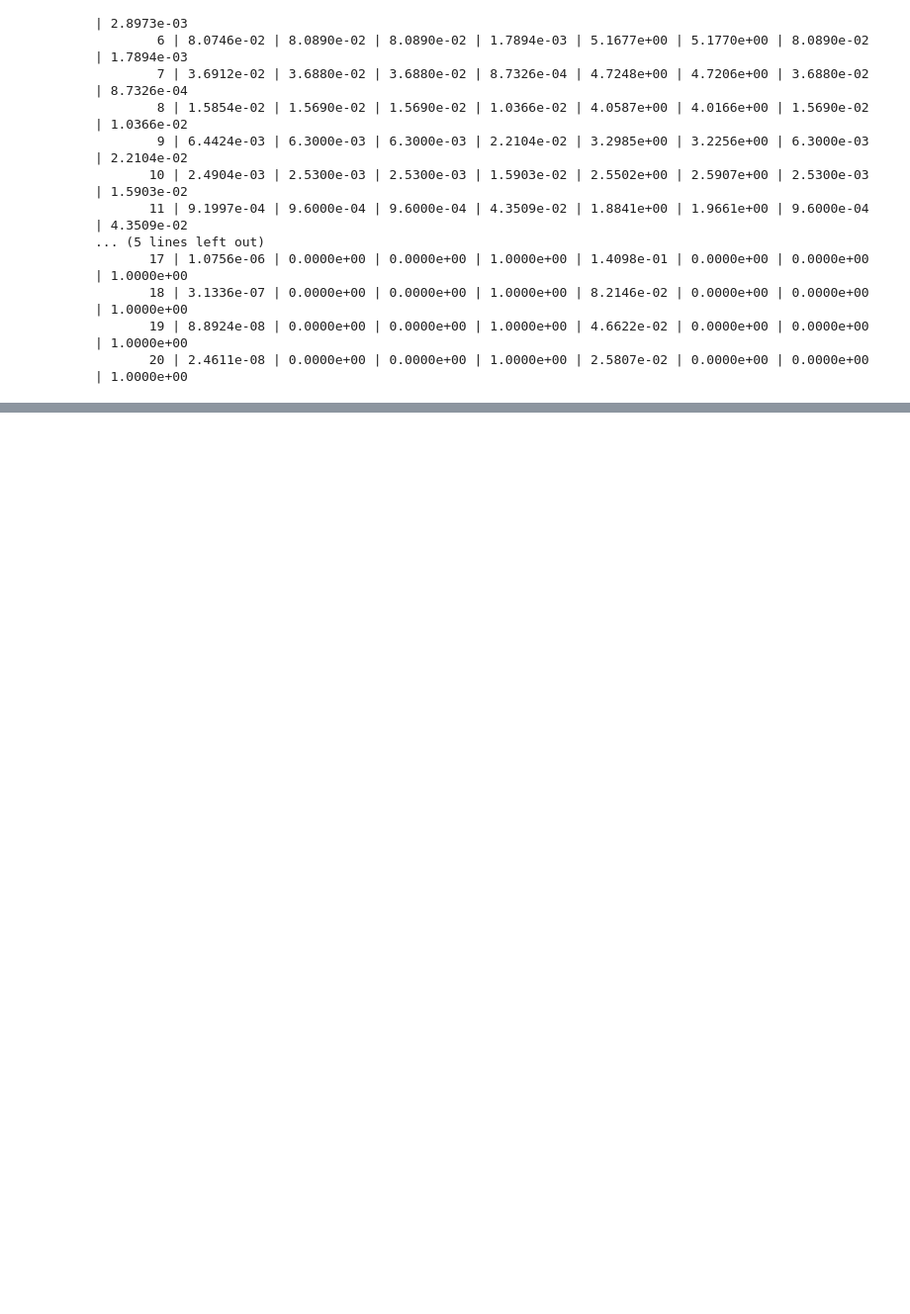
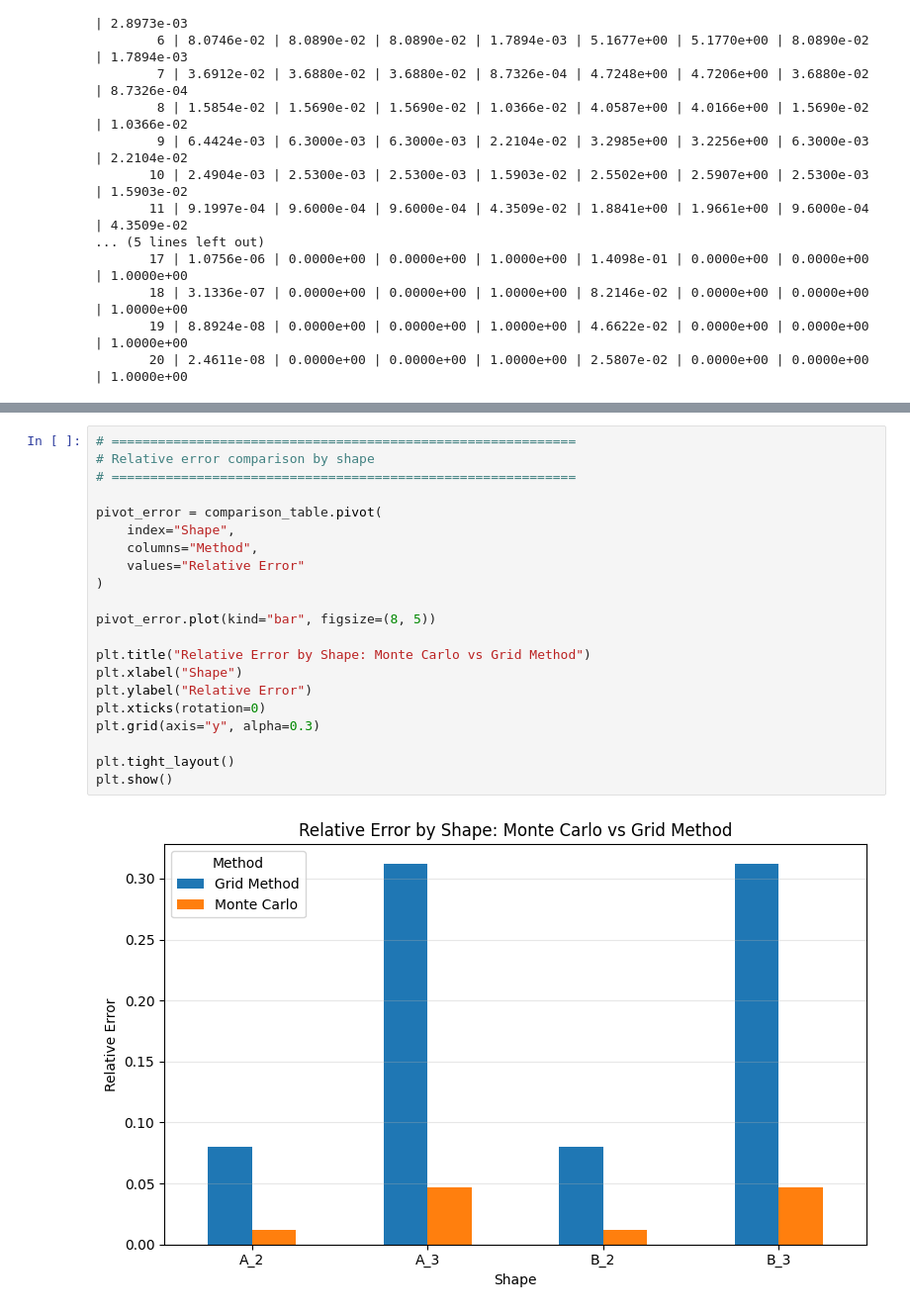
Before and after one commit to wakeupat4am/COMP4010--Advanced-Prob-Stat----Final-Project, a Jupyter notebook: Problem & Visualization/Problem 1/Problem_1.ipynb, the cells around one changed output, grey strips where cells are left out. Shown at 99% size. Saved outputs shown, nothing was run; the diff lists cells and outputs as text; blank space fills up the shorter version.

```diff
--- a/Problem & Visualization/Problem 1/Problem_1.ipynb
+++ b/Problem & Visualization/Problem 1/Problem_1.ipynb
@@ -943,0 +1886,23 @@ Dimension | Exact A_n | MC A_n | Acc A_n | Rel Err A_n | Exact B_n | MC B_n | Ac
+# %%
+# ============================================================
+# Relative error comparison by shape
+# ============================================================
+
+pivot_error = comparison_table.pivot(
+    index="Shape",
+    columns="Method",
+    values="Relative Error"
+)
+
+pivot_error.plot(kind="bar", figsize=(8, 5))
+
+plt.title("Relative Error by Shape: Monte Carlo vs Grid Method")
+plt.xlabel("Shape")
+plt.ylabel("Relative Error")
+plt.xticks(rotation=0)
+plt.grid(axis="y", alpha=0.3)
+
+plt.tight_layout()
+plt.show()
+# %% [output]
+[figure, added]
```
Also changed, not shown: parts of 19 cells of this notebook.
